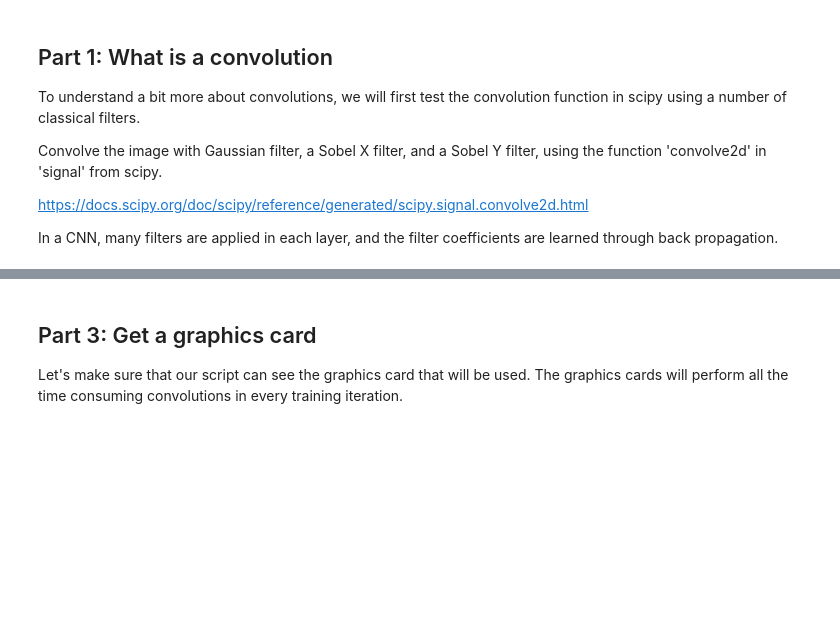
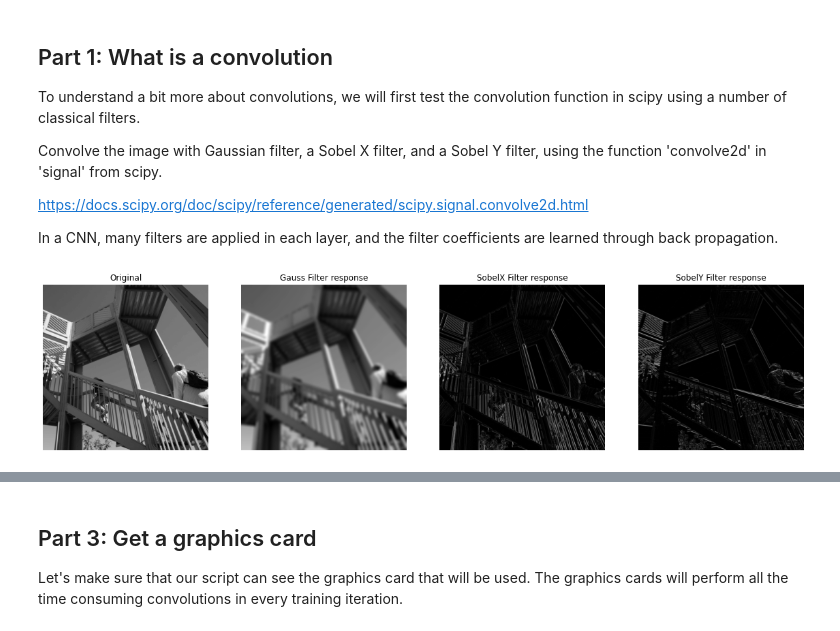
Before and after one commit to vyspi394/Deep-Learning, a Jupyter notebook: CNN_Lab.ipynb, the cells around one changed output, grey strips where cells are left out. Cells and saved outputs as stored; diff of their text form; code cells hidden in the pictures; blank space fills up the shorter version.

```diff
--- a/CNN_Lab.ipynb
+++ b/CNN_Lab.ipynb
@@ -53,25 +62,27 @@ sobelY = np.array([[ 1, 2,  1],
                     [-1, -2, -1]])
 # %%
 # Perform convolution using the function 'convolve2d' for the different filters
-filterResponseGauss =
-filterResponseSobelX =
-filterResponseSobelY =
+filterResponseGauss = signal.convolve2d(image,gaussFilter,boundary='symm',mode='same')
+filterResponseSobelX = signal.convolve2d(image,sobelX,boundary='symm',mode='same')
+filterResponseSobelY = signal.convolve2d(image,sobelY,boundary='symm',mode='same')
 # %%
 # Show filter responses
 import matplotlib.pyplot as plt
 fig, (ax_orig, ax_filt1, ax_filt2, ax_filt3) = plt.subplots(1, 4, figsize=(20, 6))
 ax_orig.imshow(image, cmap='gray')
 ax_orig.set_title('Original')
 ax_orig.set_axis_off()
 ax_filt1.imshow(np.absolute(filterResponseGauss), cmap='gray')
-ax_filt1.set_title('Filter response')
+ax_filt1.set_title('Gauss Filter response')
 ax_filt1.set_axis_off()
 ax_filt2.imshow(np.absolute(filterResponseSobelX), cmap='gray')
-ax_filt2.set_title('Filter response')
+ax_filt2.set_title('SobelX Filter response')
 ax_filt2.set_axis_off()
 ax_filt3.imshow(np.absolute(filterResponseSobelY), cmap='gray')
-ax_filt3.set_title('Filter response')
+ax_filt3.set_title('SobelY Filter response')
 ax_filt3.set_axis_off()
+# %% [output]
+[figure, added]
 # %% [markdown]
 ##  Part 2: Understanding convolutions
 
```
Also changed, not shown: parts of 5 cells of this notebook.
